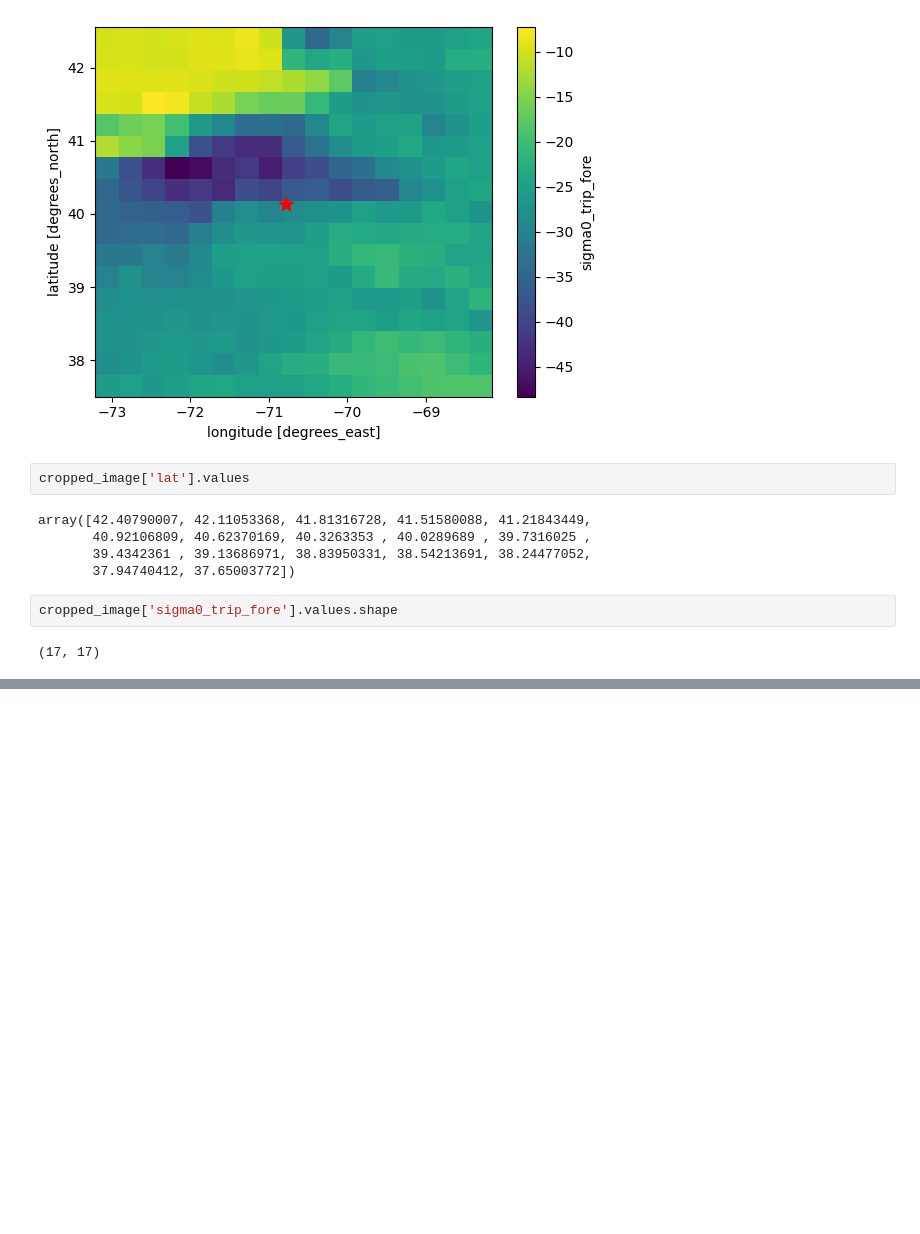
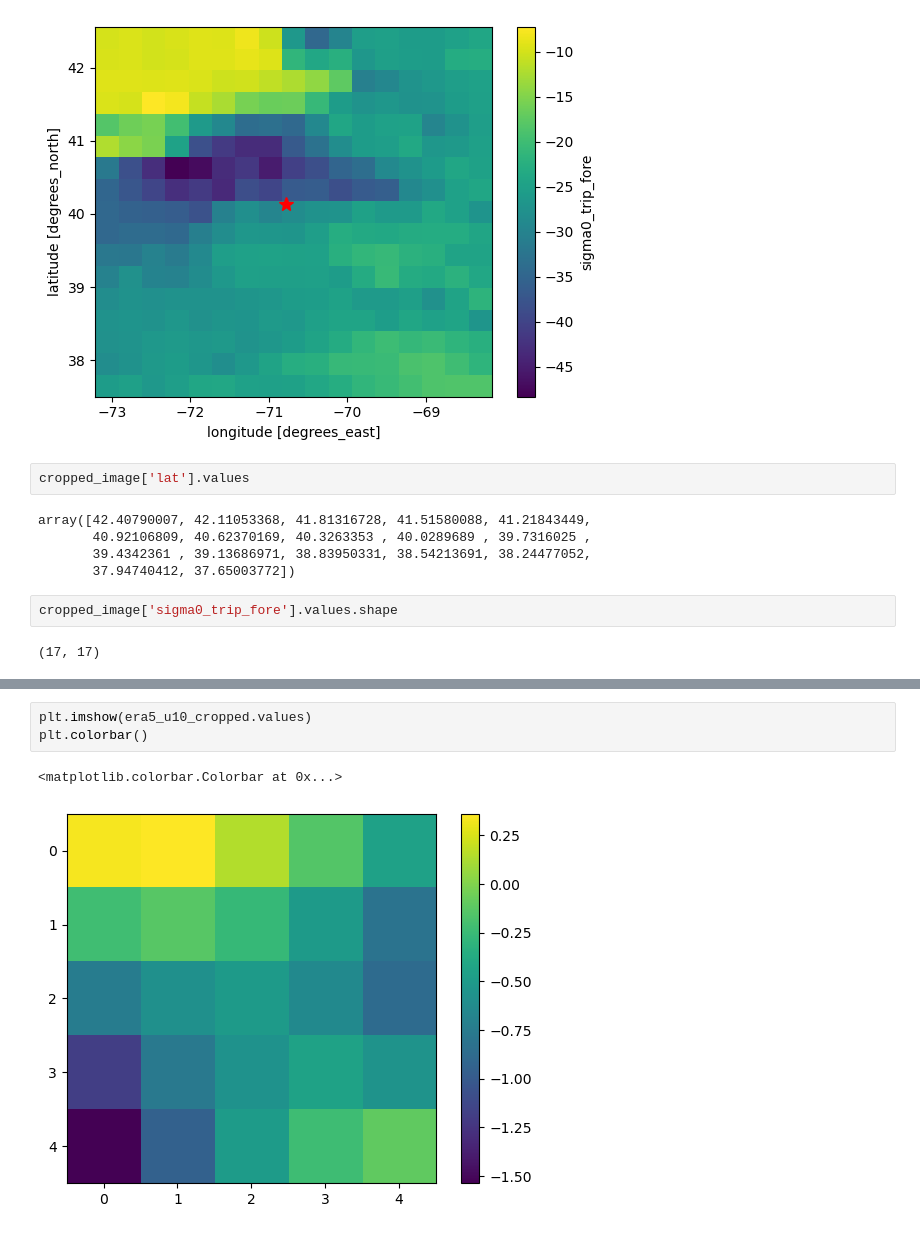
Before and after one commit to metno/machine-ocean-satdata, a Jupyter notebook: notebooks/ml/ascat_ml/whoi/cnn/test_regrid_era5_to_ascat-Copy1.ipynb, the cells around one changed output, grey strips where cells are left out. Drawn from its saved outputs; the diff is of its cells as text; blank space fills up the shorter version.

```diff
--- a/notebooks/ml/ascat_ml/whoi/cnn/test_regrid_era5_to_ascat-Copy1.ipynb
+++ b/notebooks/ml/ascat_ml/whoi/cnn/test_regrid_era5_to_ascat-Copy1.ipynb
@@ -179,0 +332,6 @@ KeyError: (367, 165)
+# %%
+plt.imshow(era5_u10_cropped.values)
+plt.colorbar()
+# %% [output]
+<matplotlib.colorbar.Colorbar at 0x...>
+[figure, added]
```
Also changed, not shown: parts of 66 cells of this notebook, 45 other files.
